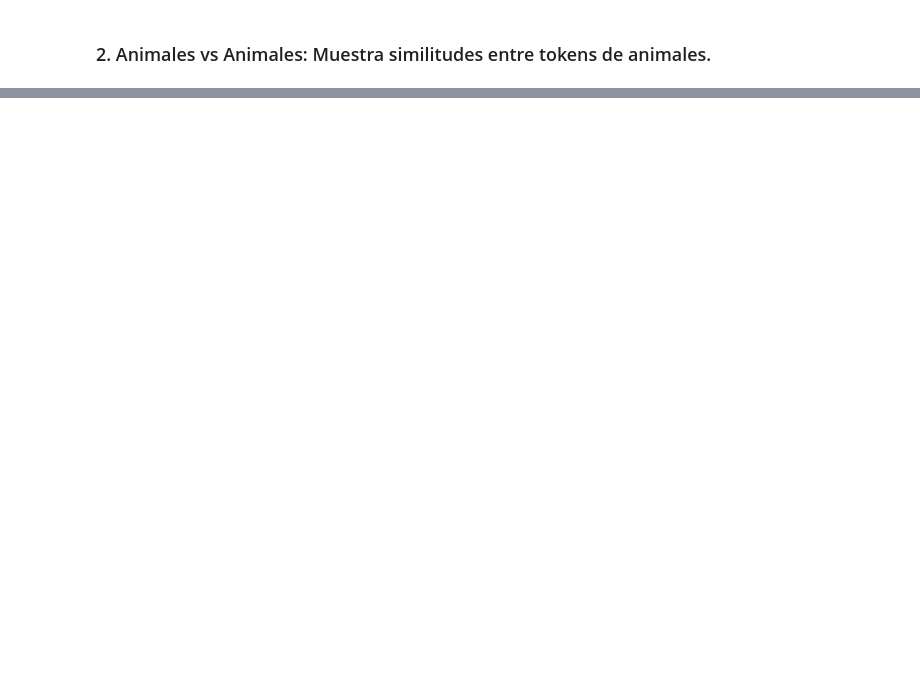
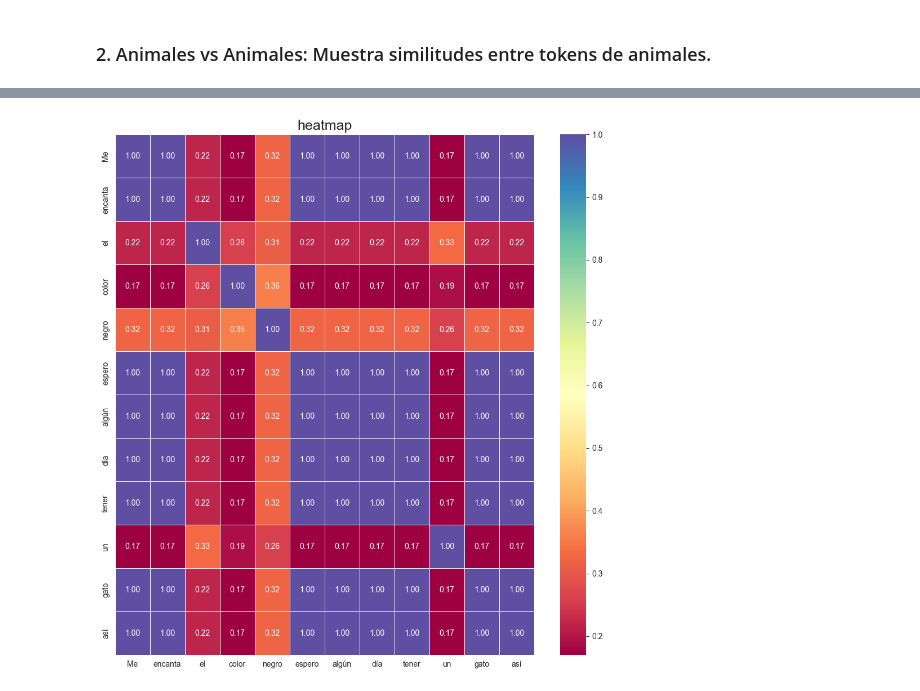
Before and after one commit to ai-hub-1i8n/BasicLLMsModels, a Jupyter notebook: Tokenization.ipynb, the cells around one changed output, grey strips where cells are left out. Saved outputs shown, nothing was run; the diff lists cells and outputs as text; code cells hidden in the pictures; blank space fills up the shorter version.

```diff
--- a/Tokenization.ipynb
+++ b/Tokenization.ipynb
@@ -262,0 +190,30 @@ plt.show()
+# %%
+text_list = "Me encanta el color negro espero algún día tener un gato así".split(" ")
+
+text_token = [Token(x) for x in text_list]
+
+data = []
+for text1 in text_token:
+    row = []
+    for text2 in text_token:
+        sim = text1.compare_get(text2)
+        row.append(sim)
+    data.append(row)
+
+
+df = pd.DataFrame(data,
+                  columns=[token.label for token in text_token],
+                  index=[token.label for token in text_token])
+
+plt.figure(figsize=(len(text_list),len(text_list)))
+sns.heatmap(df,
+            annot=True,        # Mostrar valores
+            fmt=".2f",         # Formato de los números
+            cmap="Spectral",     # Paleta de colores
+            linewidths=0.5,
+            robust=True)    # Líneas divisorias
+
+plt.title("heatmap", fontsize=18)
+plt.show()
+# %% [output]
+[figure, added]
```
Also changed, not shown: parts of 9 cells of this notebook, 7 other files.
